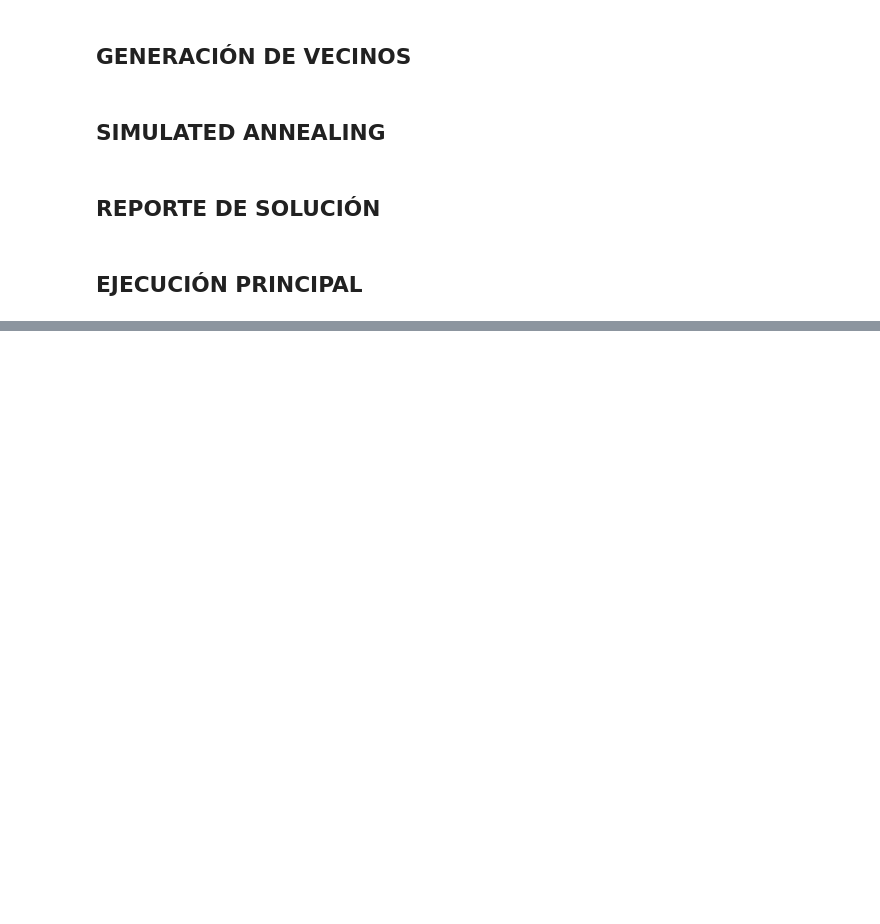
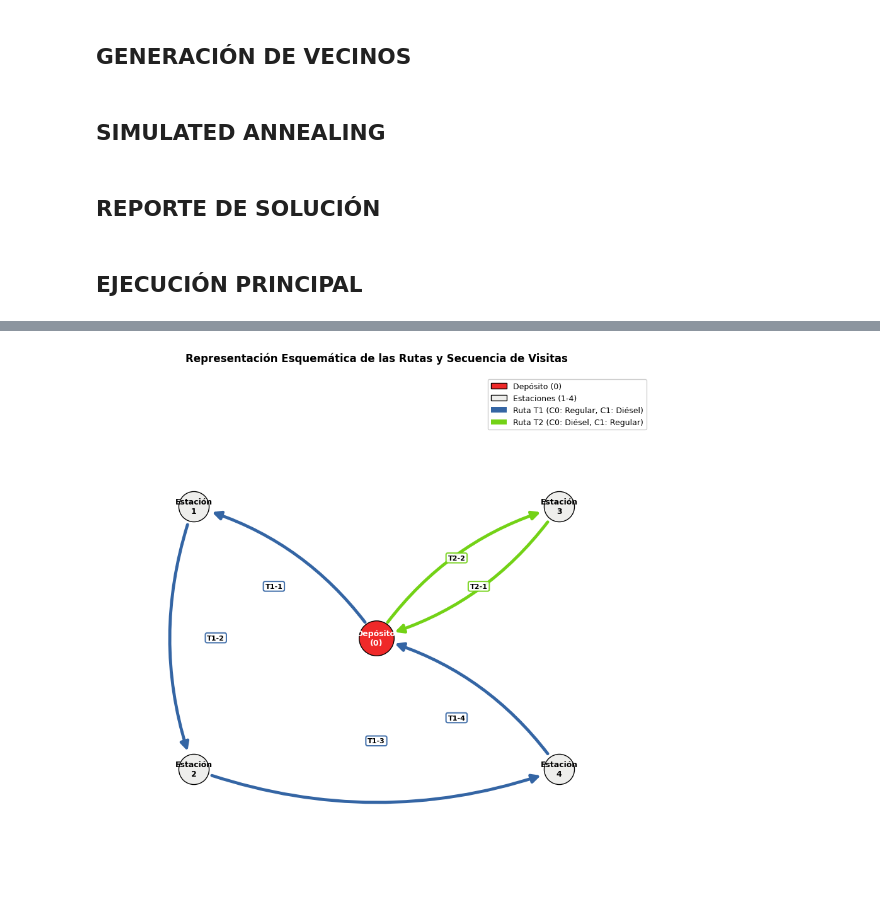
Before and after one commit to 1xMxtixs/solemne-2, a Jupyter notebook: simulated_annealing_combustibles.ipynb, the cells around one changed output, grey strips where cells are left out. Saved outputs shown, nothing was run; the diff lists cells and outputs as text; code cells hidden in the pictures; blank space fills up the shorter version.

```diff
--- a/simulated_annealing_combustibles.ipynb
+++ b/simulated_annealing_combustibles.ipynb
@@ -595,0 +803,96 @@ except ImportError:
+# %%
+def graficar_rutas_2d(solucion):
+    import matplotlib.pyplot as plt
+    import numpy as np
+    from matplotlib.patches import Patch
+
+    fig, ax = plt.subplots(figsize=(9, 9))
+
+    # Coordenadas esquemáticas de los nodos
+    pos = {
+        0: (0, 0),        # Depósito
+        1: (-2, 1.5),     # Estación 1
+        2: (-2, -1.5),    # Estación 2
+        3: (2, 1.5),      # Estación 3
+        4: (2, -1.5)      # Estación 4
+    }
+
+    # Dibujar Depósito
+    ax.scatter(pos[0][0], pos[0][1], s=1600, color='#ef2929', edgecolor='black', zorder=5)
+    ax.text(pos[0][0], pos[0][1], 'Depósito\n(0)', ha='center', va='center', color='white', weight='bold', fontsize=9, zorder=6)
+
+    # Dibujar Estaciones
+    for e in ESTACIONES:
+        ax.scatter(pos[e][0], pos[e][1], s=1200, color='#eeeeec', edgecolor='black', zorder=5)
+        ax.text(pos[e][0], pos[e][1], f"Estación\n{e}", ha='center', va='center', color='black', weight='bold', fontsize=9, zorder=6)
+
+    colores = {
+        'T1': '#3465a4',  # Azul
+        'T2': '#73d216'   # Verde
+    }
+
+    # Dibujar rutas
+    for camion, datos in solucion.items():
+        ruta = datos["ruta"]
+        if not ruta:
+            continue
+
+        color = colores[camion]
+        full_route = [0] + ruta + [0]
+
+        # Curvatura: T1 curva a la izquierda (positivo), T2 a la derecha (negativo)
+        rad = 0.18 if camion == 'T1' else -0.18
+
+        for i in range(len(full_route) - 1):
+            u, v = full_route[i], full_route[i+1]
+
+            # Dibujar la flecha curva
+            ax.annotate("",
+                        xy=pos[v], xytext=pos[u],
+                        arrowprops=dict(
+                            arrowstyle="-|>",
+                            color=color,
+                            lw=3.5,
+                            connectionstyle=f"arc3,rad={rad}",
+                            mutation_scale=20,
+                            shrinkA=22,
+                            shrinkB=22
+                        ),
+                        zorder=3
+            )
+
+            # Calcular punto medio con deflexión para colocar el número de secuencia
+            xu, yu = pos[u]
+            xv, yv = pos[v]
+            mid_x, mid_y = (xu + xv) / 2, (yu + yv) / 2
+            dx, dy = xv - xu, yv - yu
+            L = np.sqrt(dx**2 + dy**2)
+
+            if L > 0:
+                # Desplazamiento ortogonal proporcional a la curvatura
+                offset_x = -dy/L * L * rad * 0.45
+                offset_y = dx/L * L * rad * 0.45
+                lbl_x = mid_x + offset_x
+                lbl_y = mid_y + offset_y
+
+                # Dibujar etiqueta de secuencia con fondo blanco redondo
+                ax.text(lbl_x, lbl_y, f"{camion}-{i+1}", ha='center', va='center', fontsize=8, weight='bold', color='black',
+                        bbox=dict(boxstyle="round,pad=0.25", fc="white", ec=color, lw=1.5, alpha=0.9), zorder=4)
+
+    legend_patches = [
+        Patch(facecolor='#ef2929', edgecolor='black', label='Depósito (0)'),
+        Patch(facecolor='#eeeeec', edgecolor='black', label='Estaciones (1-4)'),
+        Patch(facecolor=colores['T1'], label='Ruta T1 (C0: Regular, C1: Diésel)'),
+        Patch(facecolor=colores['T2'], label='Ruta T2 (C0: Diésel, C1: Regular)')
+    ]
+    ax.legend(handles=legend_patches, loc='upper right', framealpha=0.95, fontsize=9)
+    ax.set_title('Representación Esquemática de las Rutas y Secuencia de Visitas', fontsize=12, weight='bold', pad=15)
+    ax.axis('off')
+    ax.set_xlim(-3, 3)
+    ax.set_ylim(-3, 3)
+    plt.tight_layout()
+    plt.show()
+
+graficar_rutas_2d(mejor_solucion)
+# %% [output]
+[figure, added]
```
Also changed, not shown: parts of 8 cells of this notebook, 1 other file.
